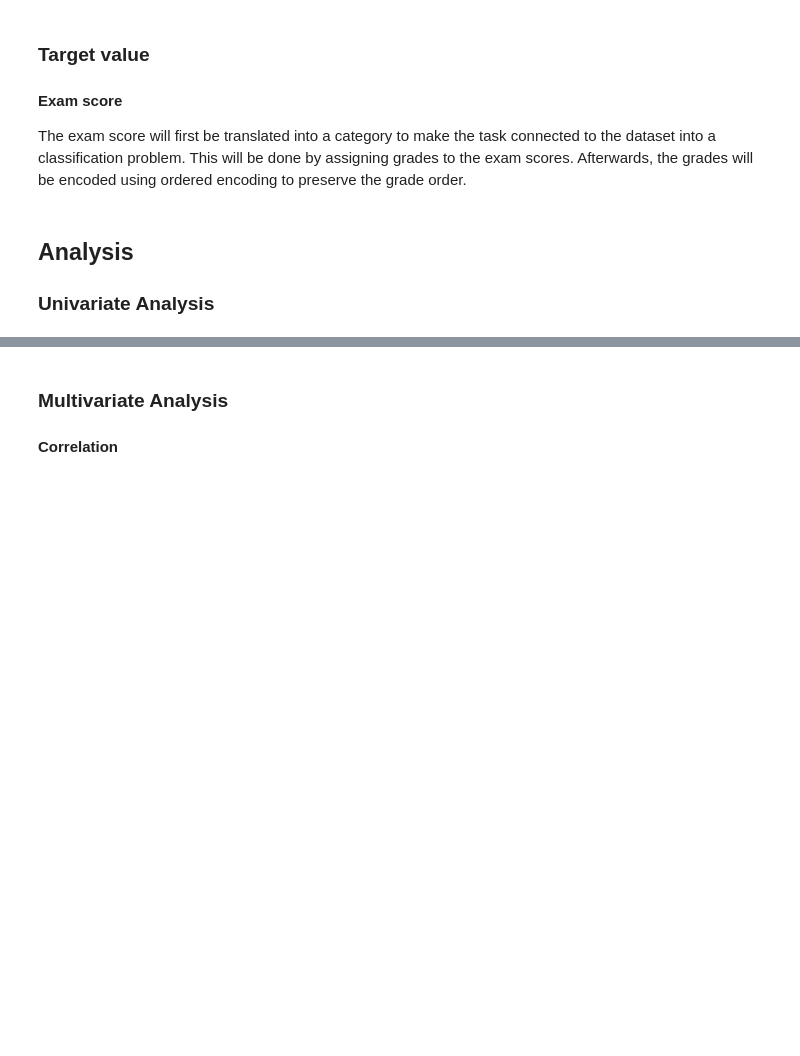
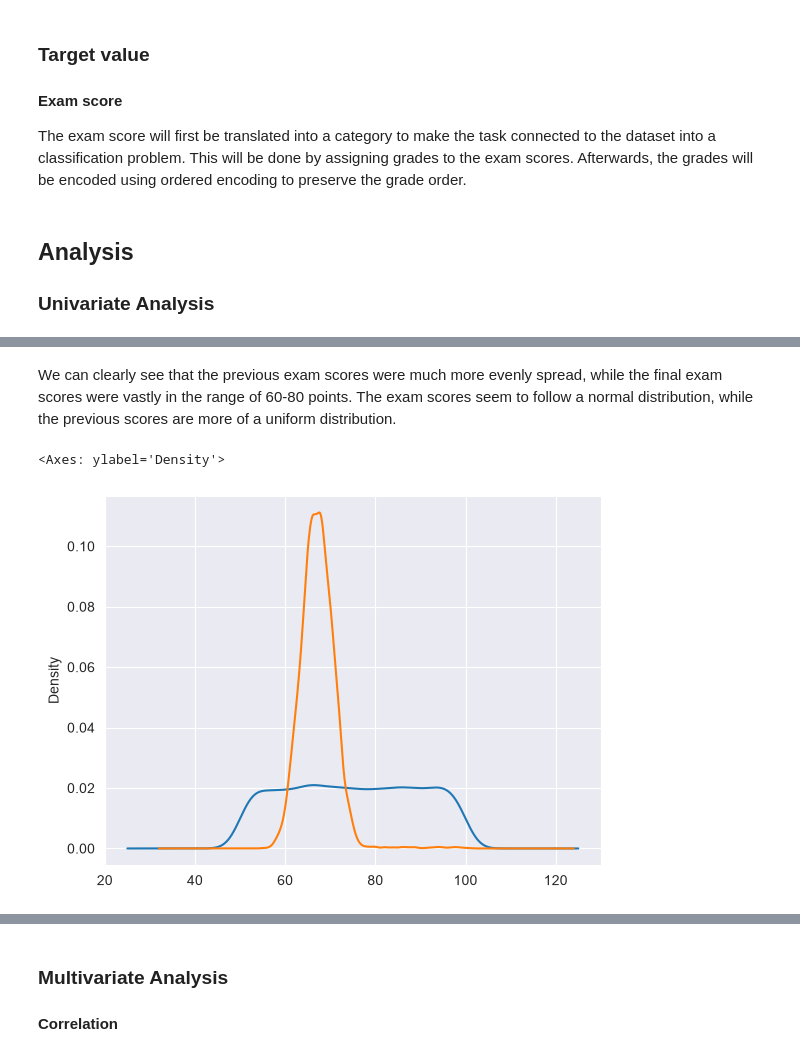
Before and after one commit to Wilbnil/Prakmas-2026, a Jupyter notebook: Oblig 1/Training and Evaluating Baseline Models.ipynb, the cells around one changed output, grey strips where cells are left out. Drawn from its saved outputs; the diff is of its cells as text; code cells hidden in the pictures; blank space fills up the shorter version.

Commit message:
On branch feature--univariate: Added a kde plot and box plots.

```diff
--- a/Oblig 1/Training and Evaluating Baseline Models.ipynb
+++ b/Oblig 1/Training and Evaluating Baseline Models.ipynb
@@ -309,0 +439,9 @@ student_dataset[['Previous_Scores', 'Exam_Score']].hist()
+# %% [markdown]
+We can clearly see that the previous exam scores were much more evenly spread, while the final exam scores were vastly in the range of 60-80 points. The exam scores seem to follow a normal distribution, while the previous scores are more of a uniform distribution.
+# %%
+#Plotting a KDE of Previous Scores and Final Score to get a closer look at the distribution
+student_dataset['Previous_Scores'].plot.kde()
+student_dataset['Exam_Score'].plot.kde()
+# %% [output]
+<Axes: ylabel='Density'>
+[figure, added]
```
Also changed, not shown: parts of 28 cells of this notebook.
